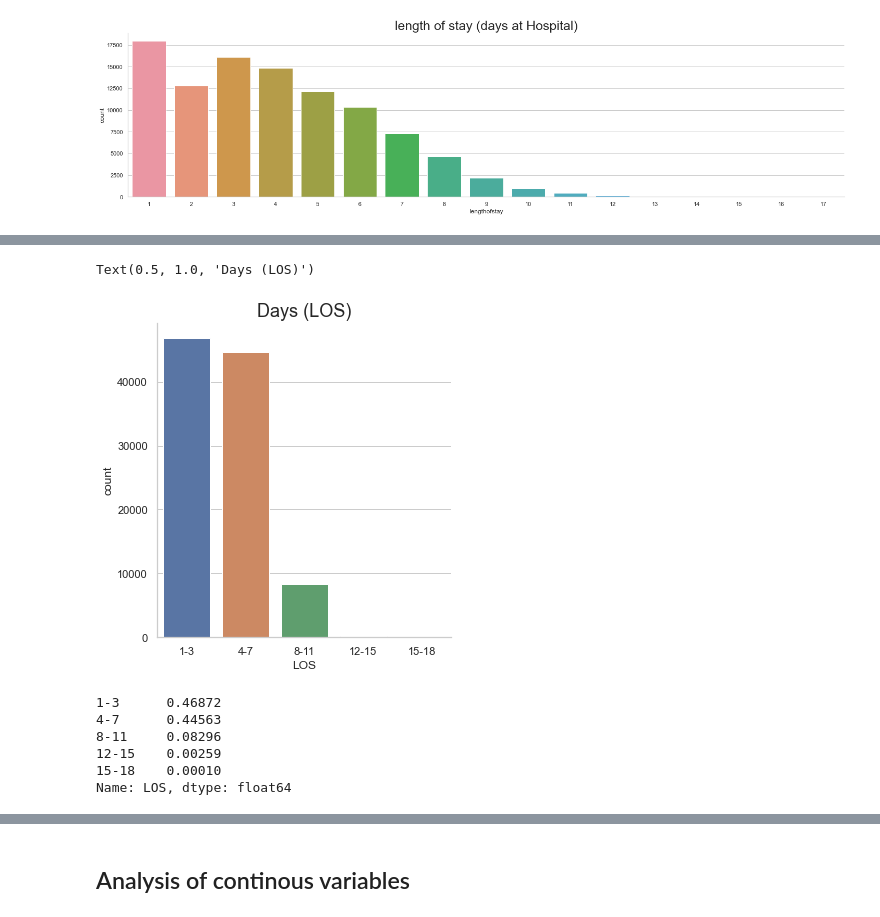
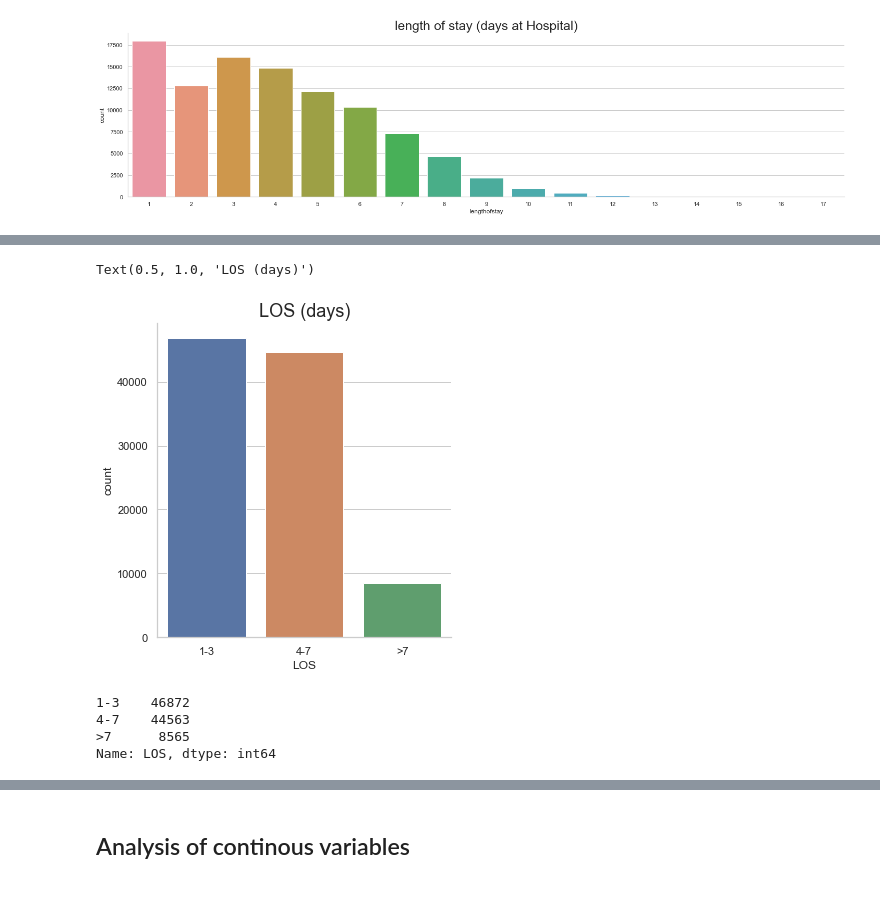
Before and after one commit to bashoori/Data-Science-Projects, a Jupyter notebook: Capstone_2/03_EDA_Hospital_Length_Of_Stay.ipynb, the cells around one changed output, grey strips where cells are left out. Cells and saved outputs as stored; diff of their text form; code cells hidden in the pictures.

```diff
--- a/Capstone_2/03_EDA_Hospital_Length_Of_Stay.ipynb
+++ b/Capstone_2/03_EDA_Hospital_Length_Of_Stay.ipynb
@@ -13,6 +14,6 @@ from sklearn.preprocessing import scale
 # %%
 %matplotlib inline
-#rcParams['figure.figsize']=10,8
+rcParams['figure.figsize']=10,8
 sns.set()
 import warnings
 warnings.filterwarnings('ignore')
@@ -80,15 +84,13 @@ Text(0.5, 1.0, 'length of stay (days at Hospital)')
 # %%
-sns.factorplot('LOS',data=df,kind='count')
-plt.title('Days (LOS)', size=18)
+sns.factorplot(df.LOS, data=df,kind='count', order=['1-3','4-7','>7'])
+plt.title('LOS (days)', size=18)
 # %% [output]
-Text(0.5, 1.0, 'Days (LOS)')
+Text(0.5, 1.0, 'LOS (days)')
-[figure, old version]
+[figure, new version]
 # %%
-df.LOS.value_counts(ascending=False, normalize=True)
+df.LOS.value_counts()
 # %% [output]
-1-3      0.46872
-4-7      0.44563
-8-11     0.08296
-12-15    0.00259
-15-18    0.00010
-Name: LOS, dtype: float64
+1-3    46872
+4-7    44563
+>7      8565
+Name: LOS, dtype: int64
```
Also changed, not shown: parts of 27 cells of this notebook.
